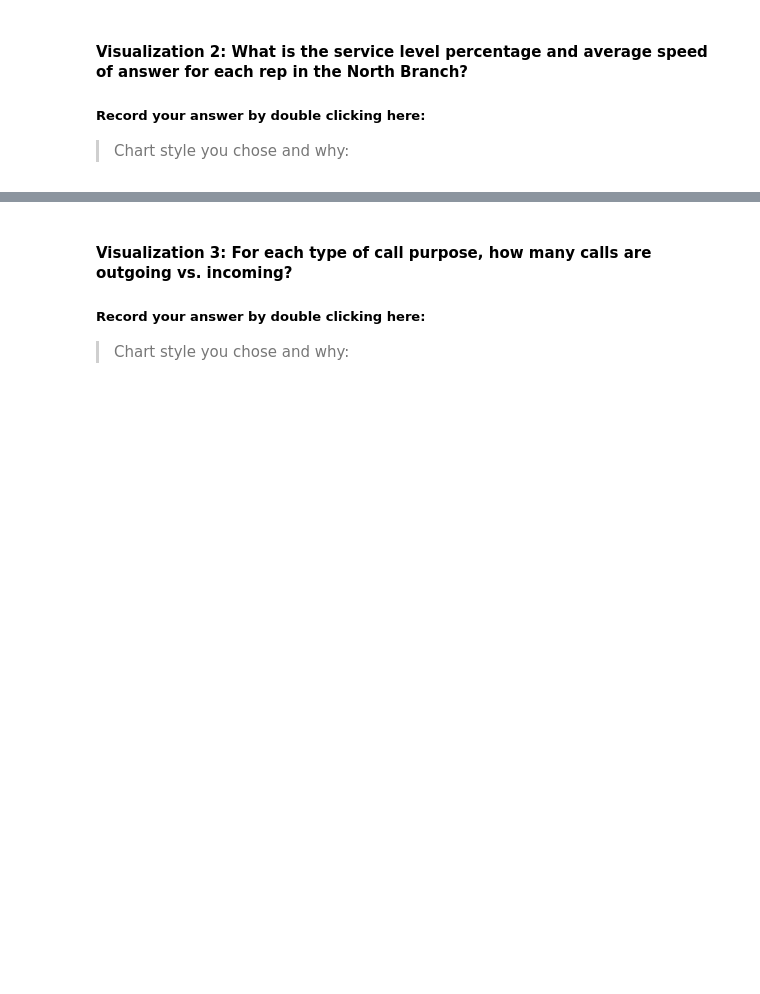
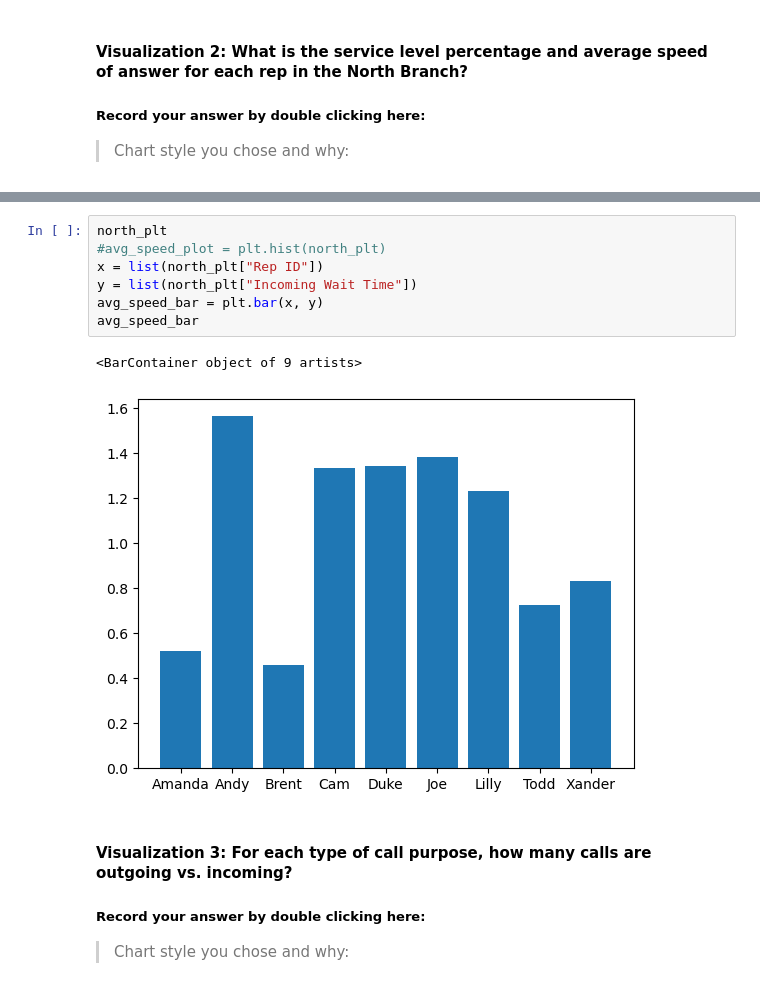
Before and after one commit to odelmas-sci/call-center-cleanup-assignment-2, a Jupyter notebook: Call_Center_Cleanup.ipynb, the cells around one changed output, grey strips where cells are left out. Cells and saved outputs as stored; diff of their text form; blank space fills up the shorter version.

```diff
--- a/Call_Center_Cleanup.ipynb
+++ b/Call_Center_Cleanup.ipynb
@@ -553,3 +651,13 @@ service_level["Service Level %"] = service_level["Calls_x"]/service_level["Calls
+# %%
+north_plt
+#avg_speed_plot = plt.hist(north_plt)
+x = list(north_plt["Rep ID"])
+y = list(north_plt["Incoming Wait Time"])
+avg_speed_bar = plt.bar(x, y)
+avg_speed_bar
+# %% [output]
+<BarContainer object of 9 artists>
+[figure, added]
 # %% [markdown]
 #### Visualization 3: For each type of call purpose, how many calls are outgoing vs. incoming?
 ##### Record your answer by double clicking here:
```
Also changed, not shown: parts of 16 cells of this notebook.
